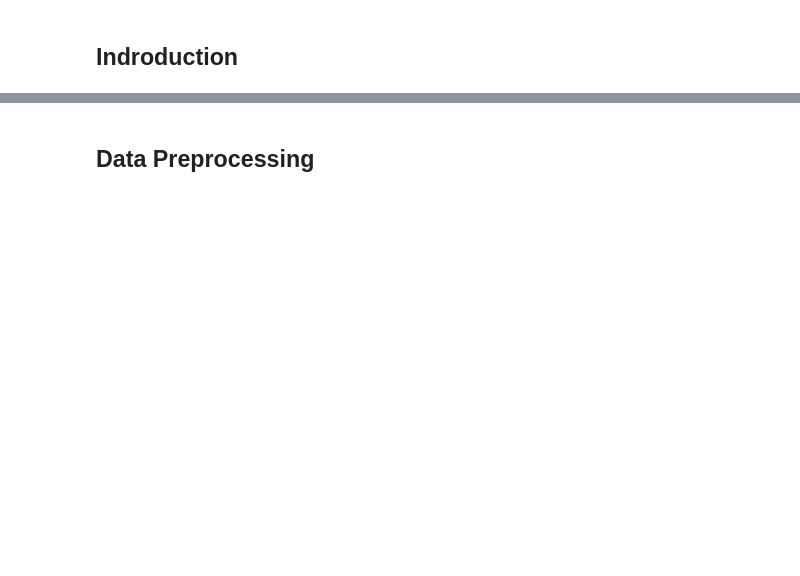
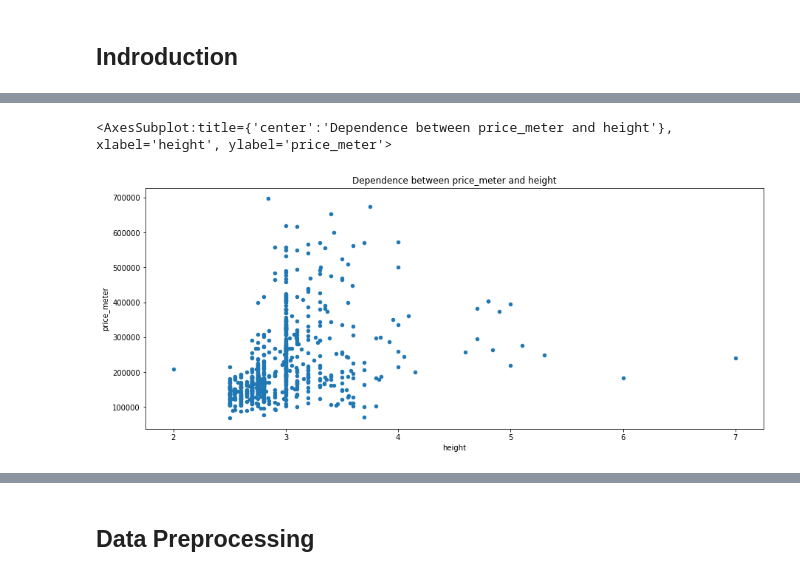
Before and after one commit to zoubrator/cian_analysis, a Jupyter notebook: cian_prices_analysis.ipynb, the cells around one changed output, grey strips where cells are left out. Drawn from its saved outputs; the diff is of its cells as text; code cells hidden in the pictures; blank space fills up the shorter version.

```diff
--- a/cian_prices_analysis.ipynb
+++ b/cian_prices_analysis.ipynb
@@ -19,0 +187,6 @@ This analysis focuses on flat prices in St. Petersburg.
+# %%
+flats.plot(kind='scatter',x='height',y='price_meter',figsize=(15,6),
+           title='Dependence between price_meter and height')
+# %% [output]
+<AxesSubplot:title={'center':'Dependence between price_meter and height'}, xlabel='height', ylabel='price_meter'>
+[figure, added]
```
Also changed, not shown: parts of 71 cells of this notebook, 1 other file.
